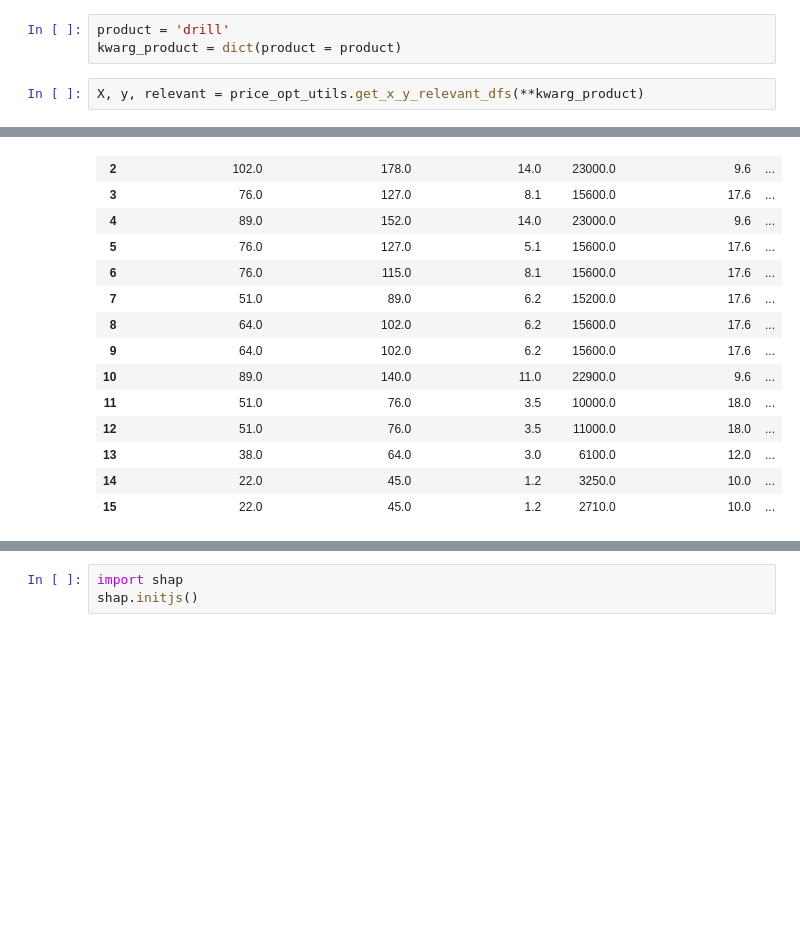
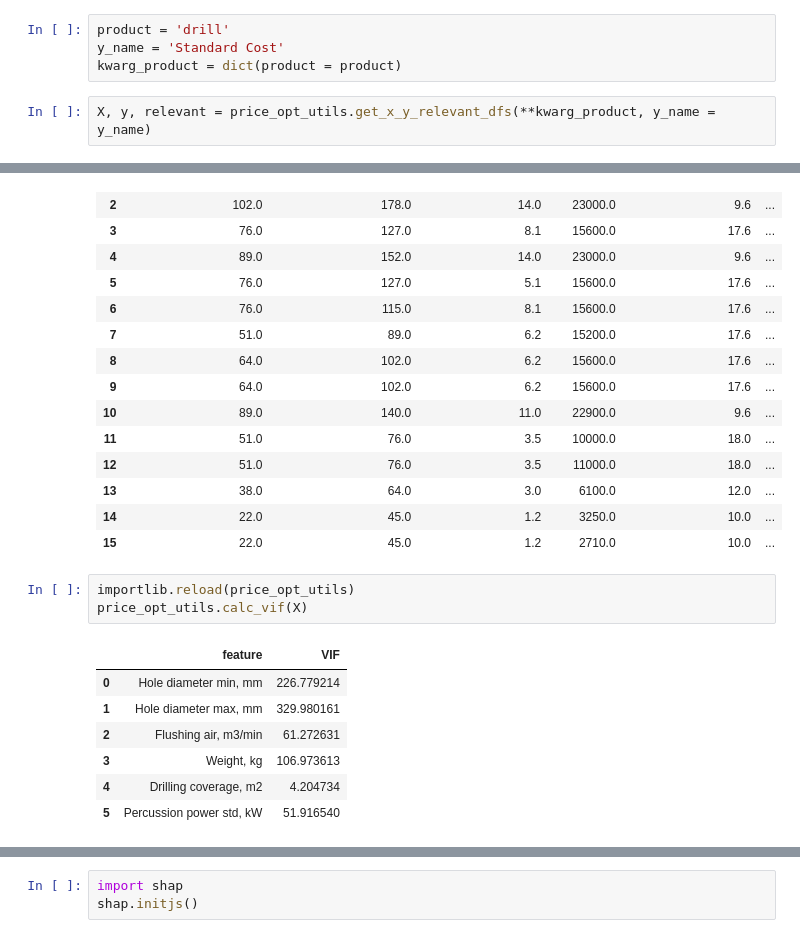
Before and after one commit to ilijavishinov/price-forecasting, a Jupyter notebook: price_opt/price_management.ipynb, the cells around one changed output, grey strips where cells are left out. Drawn from its saved outputs; the diff is of its cells as text; blank space fills up the shorter version.

Commit message:
price optimization - add feature selection based on vif

```diff
--- a/price_opt/price_management.ipynb
+++ b/price_opt/price_management.ipynb
@@ -12,7 +12,8 @@ importlib.reload(price_opt_utils)
 <module 'utils.price_opt_utils' from 'D:\\python_projects\\ignize_final\\utils\\price_opt_utils.py'>
 # %%
 product = 'drill'
+y_name = 'Standard Cost'
 kwarg_product = dict(product = product)
 # %%
-X, y, relevant = price_opt_utils.get_x_y_relevant_dfs(**kwarg_product)
+X, y, relevant = price_opt_utils.get_x_y_relevant_dfs(**kwarg_product, y_name = y_name)
 # %%
@@ -72,3 +69,14 @@ relevant
 | 13 | 38.0 | 64.0 | 3.0 | 6100.0 | 12.0 | ... |
 | 14 | 22.0 | 45.0 | 1.2 | 3250.0 | 10.0 | ... |
 | 15 | 22.0 | 45.0 | 1.2 | 2710.0 | 10.0 | ... |
+# %%
+importlib.reload(price_opt_utils)
+price_opt_utils.calc_vif(X)
+# %% [output]
+|  | feature | VIF |
+| 0 | Hole diameter min, mm | 226.779214 |
+| 1 | Hole diameter max, mm | 329.980161 |
+| 2 | Flushing air, m3/min | 61.272631 |
+| 3 | Weight, kg | 106.973613 |
+| 4 | Drilling coverage, m2 | 4.204734 |
+| 5 | Percussion power std, kW | 51.916540 |
```
Also changed, not shown: parts of 9 cells of this notebook, 1 other file.
